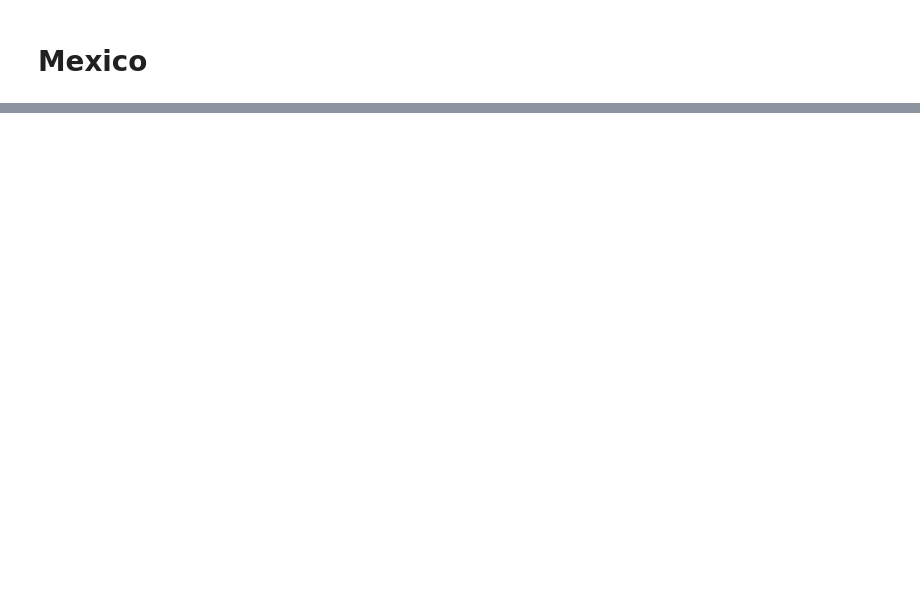
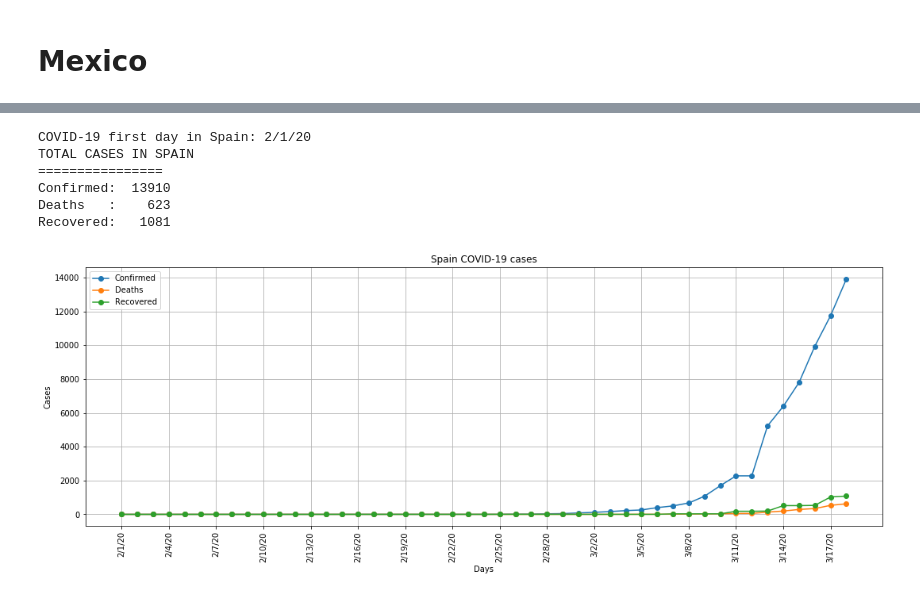
Before and after one commit to HiramHerrera/COVID-19, a Jupyter notebook: MXdata/covid_stats.ipynb, the cells around one changed output, grey strips where cells are left out. Saved outputs shown, nothing was run; the diff lists cells and outputs as text; code cells hidden in the pictures; blank space fills up the shorter version.

```diff
--- a/MXdata/covid_stats.ipynb
+++ b/MXdata/covid_stats.ipynb
@@ -71,0 +72,11 @@ Recovered:      4
+# %%
+spStats=getCountryStats('Spain')
+plt.yscale('linear')
+# %% [output]
+COVID-19 first day in Spain: 2/1/20
+TOTAL CASES IN SPAIN
+================
+Confirmed:  13910
+Deaths   :    623
+Recovered:   1081
+[figure, added]
```
Also changed, not shown: parts of 6 cells of this notebook, 6 other files.
